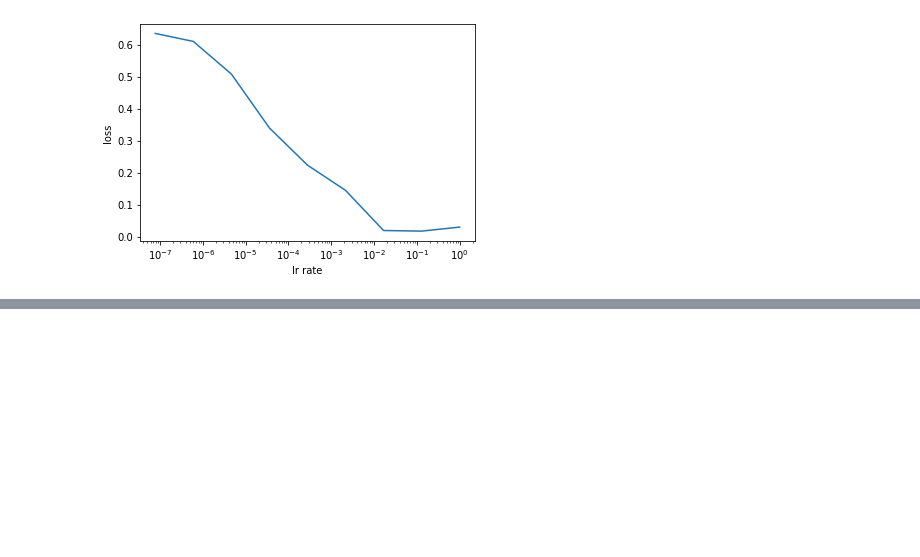
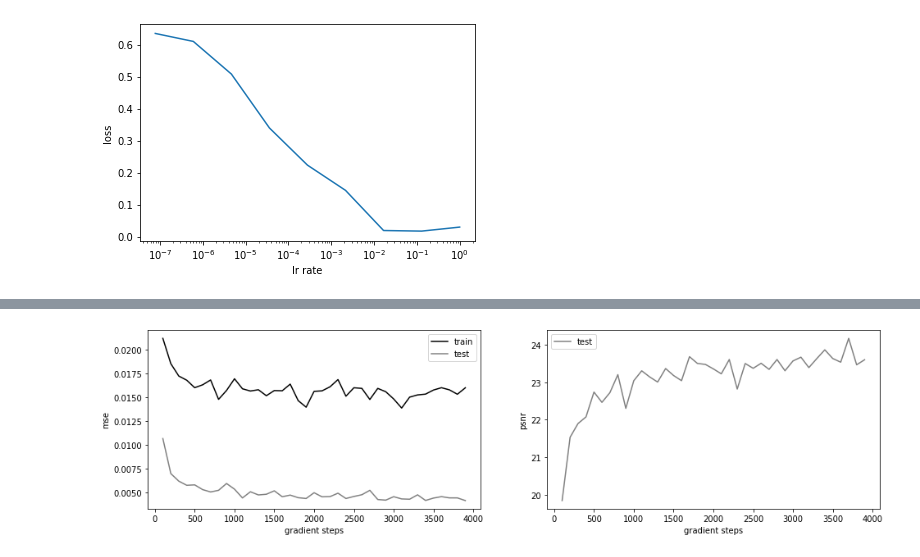
Before and after one commit to thurgarion2/noise2noise, a Jupyter notebook: _unet_and_batchnorm.ipynb, the cells around one changed output, grey strips where cells are left out. Drawn from its saved outputs; the diff is of its cells as text; code cells hidden in the pictures; blank space fills up the shorter version.

Commit message:
more tests

```diff
--- a/_unet_and_batchnorm.ipynb
+++ b/_unet_and_batchnorm.ipynb
@@ -123,0 +125,25 @@ psnr :24.51331901550293
+# %%
+unet = UnetBatchNorm().to(device)
+optim = Adam(unet.parameters(), lr=1e-2)
+scheduler = torch.optim.lr_scheduler.ExponentialLR(optim, 0.975)
+
+metric = psnr_metric()
+criterion = nn.MSELoss()
+
+
+
+
+train_loss, test_loss, test_metric = train(unet,
+                                           train_loader,
+                                           test_loader,
+                                           optim,
+                                           criterion,
+                                           metric,
+                                           gradient_steps=4000,
+                                           samples_steps=100,
+                                           lr_scheduler=scheduler,
+                                           lr_steps=100)
+# %%
+plot_losses(train_loss, test_loss, test_metric)
+# %% [output]
+[figure, added]
```
Also changed, not shown: parts of 6 cells of this notebook, 5 other files.
